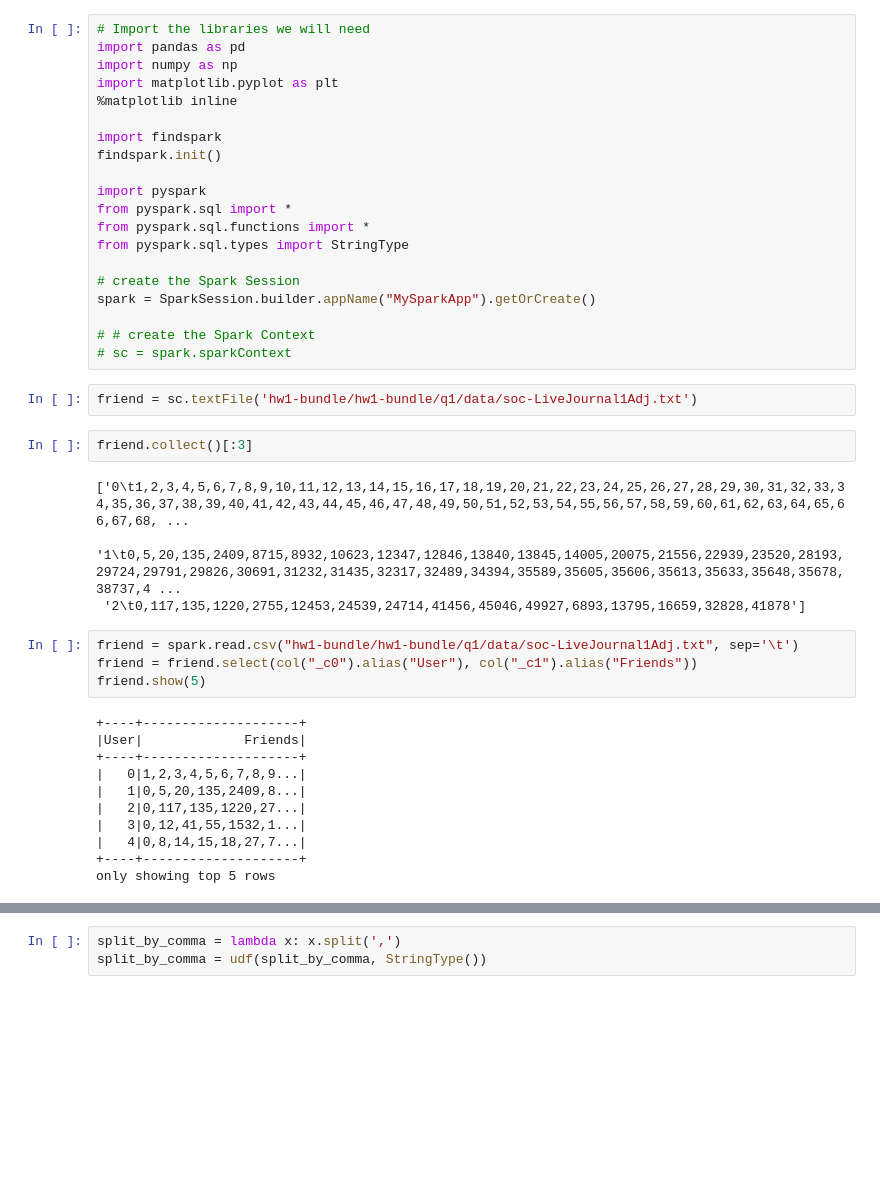
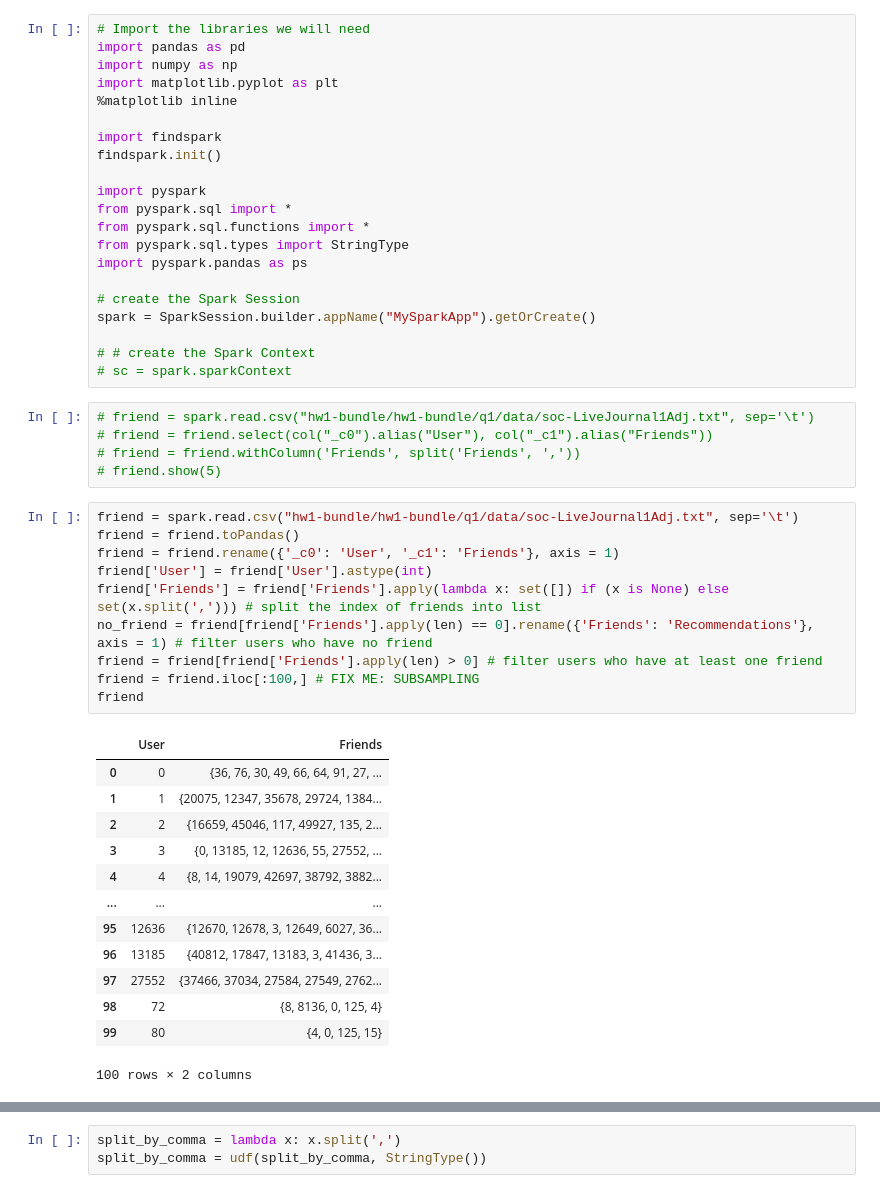
Before and after one commit to WenhaoP/CSE-547, a Jupyter notebook: HW1/main.ipynb, the cells around one changed output, grey strips where cells are left out. Cells and saved outputs as stored; diff of their text form; blank space fills up the shorter version.

```diff
--- a/HW1/main.ipynb
+++ b/HW1/main.ipynb
@@ -12,32 +12,39 @@ import pyspark
 from pyspark.sql import *
 from pyspark.sql.functions import *
 from pyspark.sql.types import StringType
+import pyspark.pandas as ps
 
 # create the Spark Session
 spark = SparkSession.builder.appName("MySparkApp").getOrCreate()
 
 # # create the Spark Context
 # sc = spark.sparkContext
-# %%
-friend = sc.textFile('hw1-bundle/hw1-bundle/q1/data/soc-LiveJournal1Adj.txt')
-# %%
-friend.collect()[:3]
-# %% [output]
-['0\t1,2,3,4,5,6,7,8,9,10,11,12,13,14,15,16,17,18,19,20,21,22,23,24,25,26,27,28,29,30,31,32,33,34,35,36,37,38,39,40,41,42,43,44,45,46,47,48,49,50,51,52,53,54,55,56,57,58,59,60,61,62,63,64,65,66,67,68, ...
- '1\t0,5,20,135,2409,8715,8932,10623,12347,12846,13840,13845,14005,20075,21556,22939,23520,28193,29724,29791,29826,30691,31232,31435,32317,32489,34394,35589,35605,35606,35613,35633,35648,35678,38737,4 ...
- '2\t0,117,135,1220,2755,12453,24539,24714,41456,45046,49927,6893,13795,16659,32828,41878']
 # %%
-friend = spark.read.csv("hw1-bundle/hw1-bundle/q1/data/soc-LiveJournal1Adj.txt", sep='\t')
-friend = friend.select(col("_c0").alias("User"), col("_c1").alias("Friends"))
-friend.show(5)
+# friend = spark.read.csv("hw1-bundle/hw1-bundle/q1/data/soc-LiveJournal1Adj.txt", sep='\t')
+# friend = friend.select(col("_c0").alias("User"), col("_c1").alias("Friends"))
+# friend = friend.withColumn('Friends', split('Friends', ','))
+# friend.show(5)
-# %% [output]
-+----+--------------------+
-|User|             Friends|
-+----+--------------------+
-|   0|1,2,3,4,5,6,7,8,9...|
-|   1|0,5,20,135,2409,8...|
-|   2|0,117,135,1220,27...|
-|   3|0,12,41,55,1532,1...|
-|   4|0,8,14,15,18,27,7...|
-+----+--------------------+
-only showing top 5 rows
+# %%
+friend = spark.read.csv("hw1-bundle/hw1-bundle/q1/data/soc-LiveJournal1Adj.txt", sep='\t')
+friend = friend.toPandas()
+friend = friend.rename({'_c0': 'User', '_c1': 'Friends'}, axis = 1)
+friend['User'] = friend['User'].astype(int)
+friend['Friends'] = friend['Friends'].apply(lambda x: set([]) if (x is None) else set(x.split(','))) # split the index of friends into list
+no_friend = friend[friend['Friends'].apply(len) == 0].rename({'Friends': 'Recommendations'}, axis = 1) # filter users who have no friend
+friend = friend[friend['Friends'].apply(len) > 0] # filter users who have at least one friend
+friend = friend.iloc[:100,] # FIX ME: SUBSAMPLING
+friend
+# %% [output]
+|  | User | Friends |
+| 0 | 0 | {36, 76, 30, 49, 66, 64, 91, 27, ... |
+| 1 | 1 | {20075, 12347, 35678, 29724, 1384... |
+| 2 | 2 | {16659, 45046, 117, 49927, 135, 2... |
+| 3 | 3 | {0, 13185, 12, 12636, 55, 27552, ... |
+| 4 | 4 | {8, 14, 19079, 42697, 38792, 3882... |
+| ... | ... | ... |
+| 95 | 12636 | {12670, 12678, 3, 12649, 6027, 36... |
+| 96 | 13185 | {40812, 17847, 13183, 3, 41436, 3... |
+| 97 | 27552 | {37466, 37034, 27584, 27549, 2762... |
+| 98 | 72 | {8, 8136, 0, 125, 4} |
+| 99 | 80 | {4, 0, 125, 15} |
+100 rows × 2 columns
```
Also changed, not shown: parts of 13 cells of this notebook.
